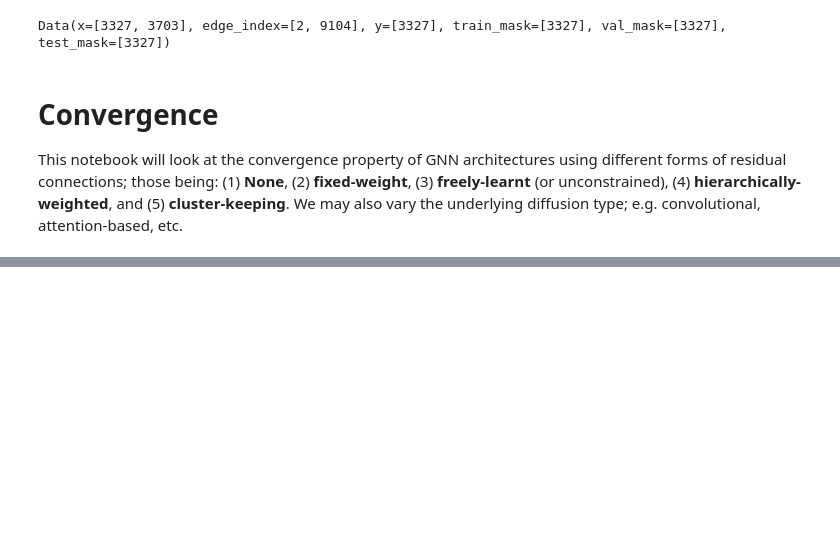
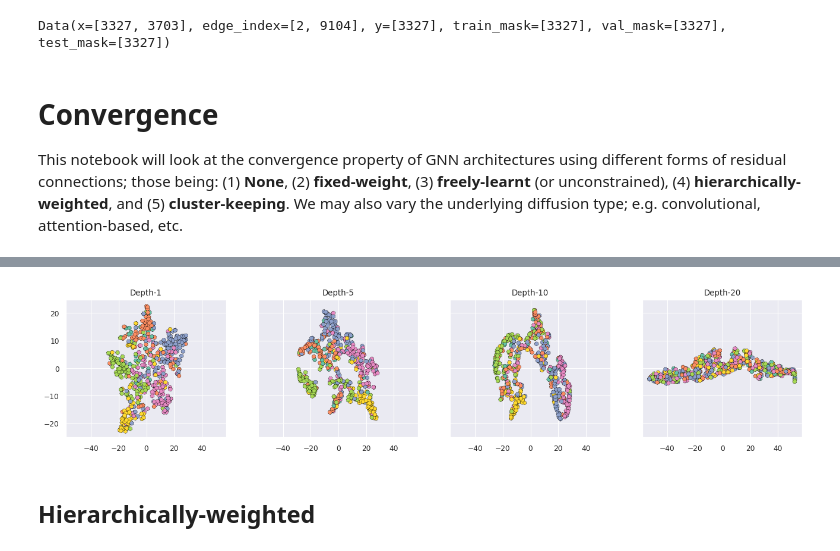
Before and after one commit to BenPrie/semantic-oversmoothing, a Jupyter notebook: convergence.ipynb, the cells around one changed output, grey strips where cells are left out. Drawn from its saved outputs; the diff is of its cells as text; code cells hidden in the pictures; blank space fills up the shorter version.

```diff
--- a/convergence.ipynb
+++ b/convergence.ipynb
@@ -130,0 +165,46 @@ Text(0, 0.5, '')
+# %%
+# Define a set of GCN models of different depths.
+free_models = [
+    models.BackboneModel(
+        residual_method=models.FreeRC,
+        aggregation_function=aggregation_function,
+        n_nodes=n_nodes,
+        input_dim=dataset.num_features,
+        hid_dim=hid_dim,
+        n_classes=dataset.num_classes,
+        n_layers=depth,
+        dropout_ratio=dropout_ratio,
+        act_fn=act_fn
+    )
+    for depth in model_depths
+]
+
+# Train them.
+free_stats = {}
+for model in free_models:
+    free_stats[model.n_layers] = train(
+        model,
+        dataset.data,
+        device,
+        epochs=epochs,
+        max_patience=max_patience,
+        lr=lr,
+        progress_bar=True,
+        verbose=False
+    )
+# %%
+# Produce the reduced embeddings over the validation nodes for each GCN model.
+reduced_features_by_free_model = {
+    model.n_layers: produce_reduced_embeddings(model, dataset.data, dataset.data.val_mask)
+    for model in free_models
+}
+# %%
+# Plot onto a row of axes.
+fig, axes = plot_reduced_embeddings(reduced_features_by_free_model)
+
+# Save figure.
+plt.savefig('./figures/convergence/free.pdf', bbox_inches='tight')
+# %% [output]
+[figure, added]
+# %% [markdown]
+## Hierarchically-weighted
```
Also changed, not shown: parts of 21 cells of this notebook, 1 other file.
